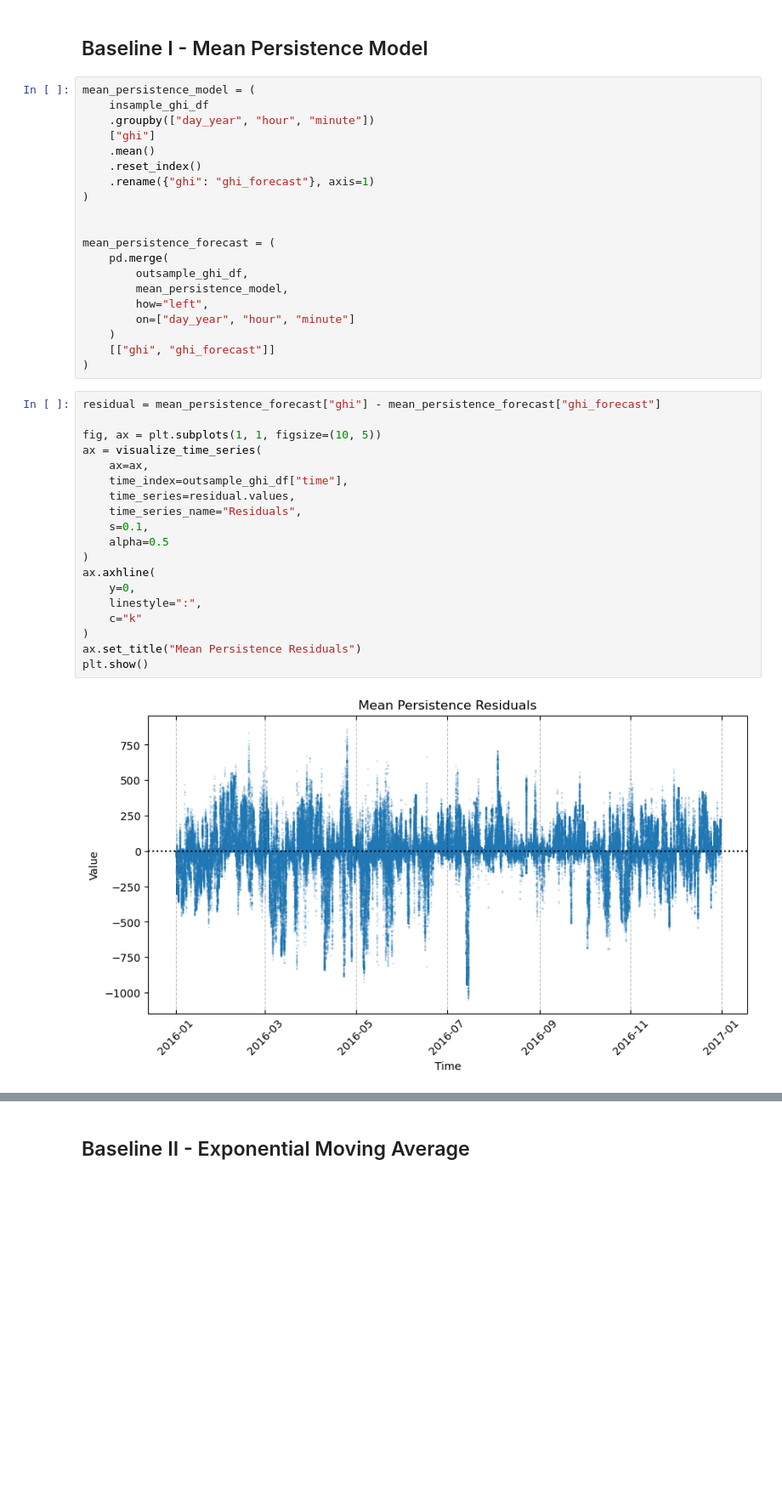
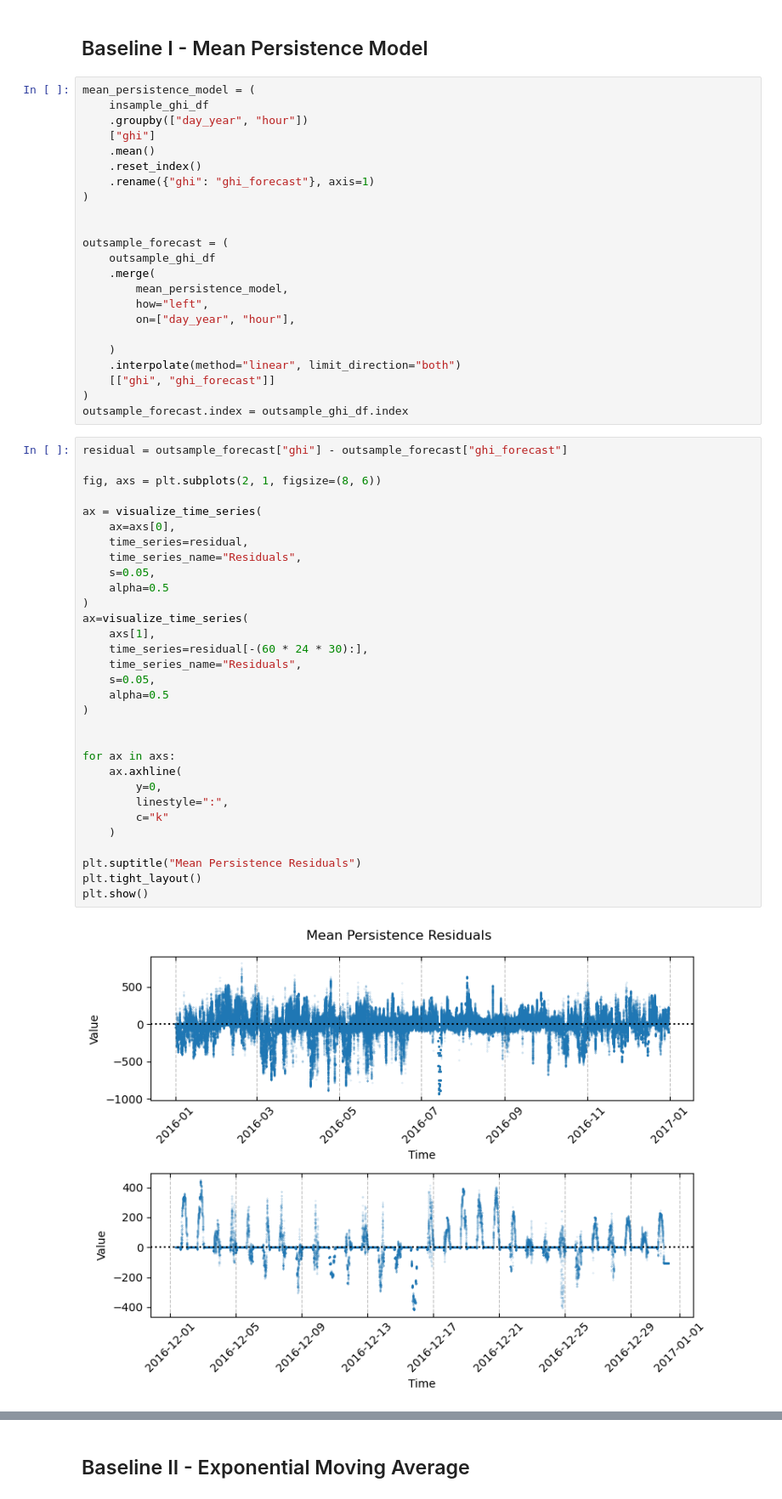
Before and after one commit to vb690/ghi_forecast, a Jupyter notebook: forecast.ipynb, the cells around one changed output, grey strips where cells are left out. Shown at 85% size. Saved outputs shown, nothing was run; the diff lists cells and outputs as text; blank space fills up the shorter version.

```diff
--- a/forecast.ipynb
+++ b/forecast.ipynb
@@ -423,7 +414,7 @@ from modules.models.baselines import static_stat_forecast
 # %%
 mean_persistence_model = (
     insample_ghi_df
-    .groupby(["day_year", "hour", "minute"])
+    .groupby(["day_year", "hour"])
     ["ghi"]
     .mean()
     .reset_index()
@@ -431,34 +422,49 @@ mean_persistence_model = (
 )
 
 
-mean_persistence_forecast = (
-    pd.merge(
-        outsample_ghi_df,
+outsample_forecast = (
+    outsample_ghi_df
+    .merge(
         mean_persistence_model,
         how="left",
-        on=["day_year", "hour", "minute"]
+        on=["day_year", "hour"],
+
     )
+    .interpolate(method="linear", limit_direction="both")
     [["ghi", "ghi_forecast"]]
 )
+outsample_forecast.index = outsample_ghi_df.index
 # %%
-residual = mean_persistence_forecast["ghi"] - mean_persistence_forecast["ghi_forecast"]
+residual = outsample_forecast["ghi"] - outsample_forecast["ghi_forecast"]
 
-fig, ax = plt.subplots(1, 1, figsize=(10, 5))
+fig, axs = plt.subplots(2, 1, figsize=(8, 6))
+
 ax = visualize_time_series(
-    ax=ax,
-    time_index=outsample_ghi_df["time"],
-    time_series=residual.values,
+    ax=axs[0],
+    time_series=residual,
     time_series_name="Residuals",
-    s=0.1,
+    s=0.05,
     alpha=0.5
 )
-ax.axhline(
-    y=0,
-    linestyle=":",
-    c="k"
+ax=visualize_time_series(
+    axs[1],
+    time_series=residual[-(60 * 24 * 30):],
+    time_series_name="Residuals",
+    s=0.05,
+    alpha=0.5
 )
-ax.set_title("Mean Persistence Residuals")
+
+
+for ax in axs:
+    ax.axhline(
+        y=0,
+        linestyle=":",
+        c="k"
+    )
+
+plt.suptitle("Mean Persistence Residuals")
+plt.tight_layout()
 plt.show()
 # %% [output]
-[figure, old version]
+[figure, new version]
 # %%
```
Also changed, not shown: parts of 14 cells of this notebook.
